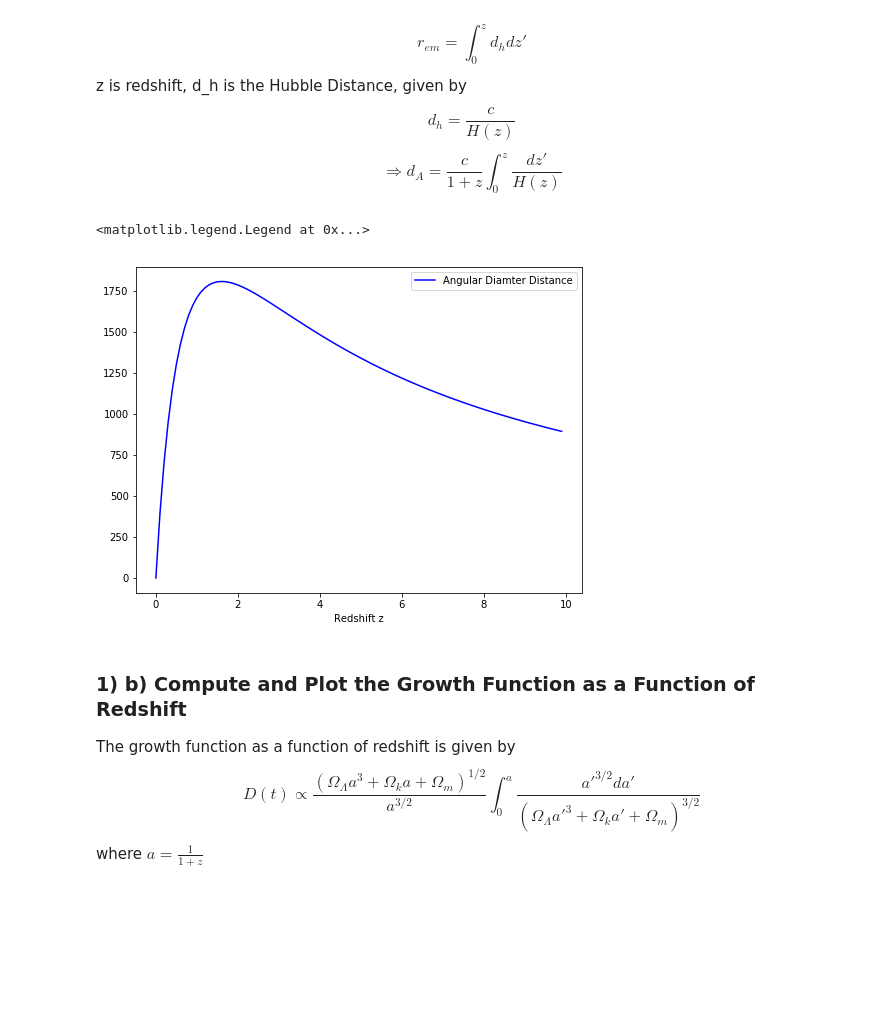
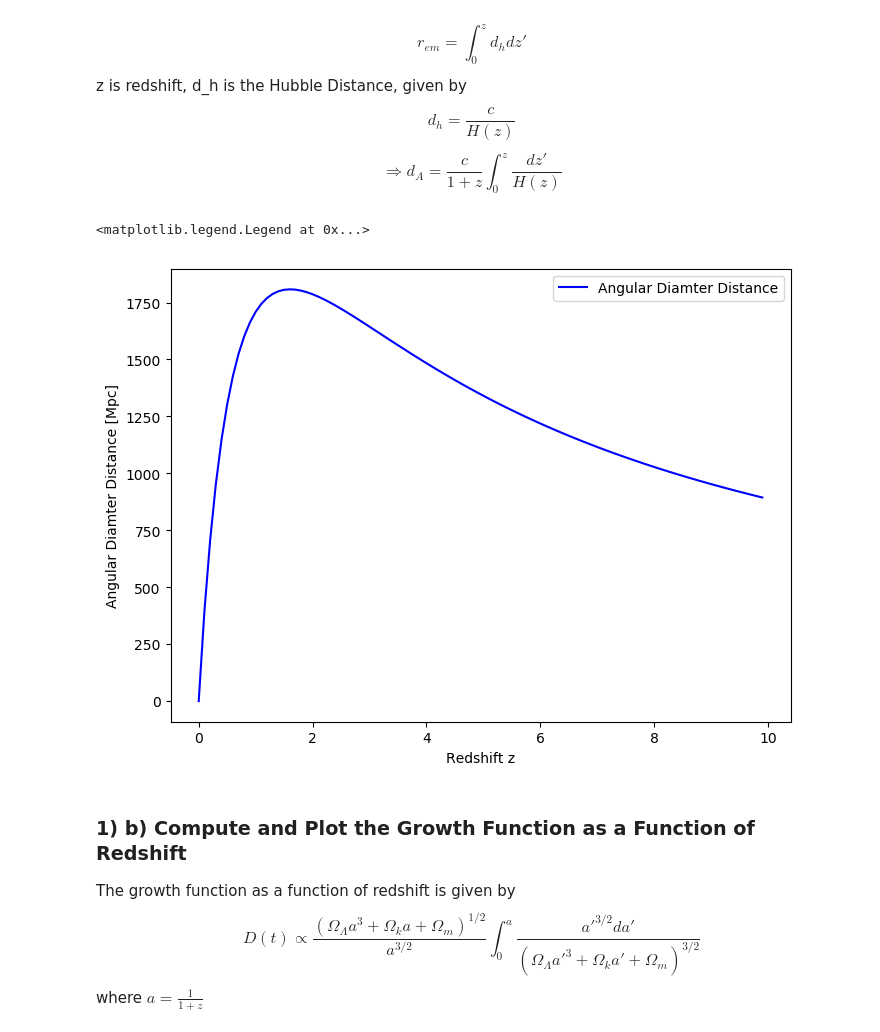
Before and after one commit to mdezylva/cosmology, a Jupyter notebook: Cosmology Assignment.ipynb, the cells around one changed output. Cells and saved outputs as stored; diff of their text form; code cells hidden in the pictures; blank space fills up the shorter version.

```diff
--- a/Cosmology Assignment.ipynb
+++ b/Cosmology Assignment.ipynb
@@ -79,13 +79,14 @@ def d_h(z):
 # %%
 r_em = [(1/((1+zed))*quad(d_h,0,zed)[0]) for zed in z]
 fig, ax = plt.subplots(figsize=(8,6))
 ax.plot(z[0:100],r_em[0:100],'b-',label='Angular Diamter Distance')
 ax.set_xlabel('Redshift z')
+ax.set_ylabel('Angular Diamter Distance [Mpc]')
 ax.legend(loc = 'upper right')
 #Need to Correct Units here!
 # %% [output]
 <matplotlib.legend.Legend at 0x...>
-[figure, old version]
+[figure, new version]
 # %% [markdown]
 ### 1) b) Compute and Plot the Growth Function as a Function of Redshift
 The growth function as a function of redshift is given by
```
Also changed, not shown: parts of 11 cells of this notebook.
